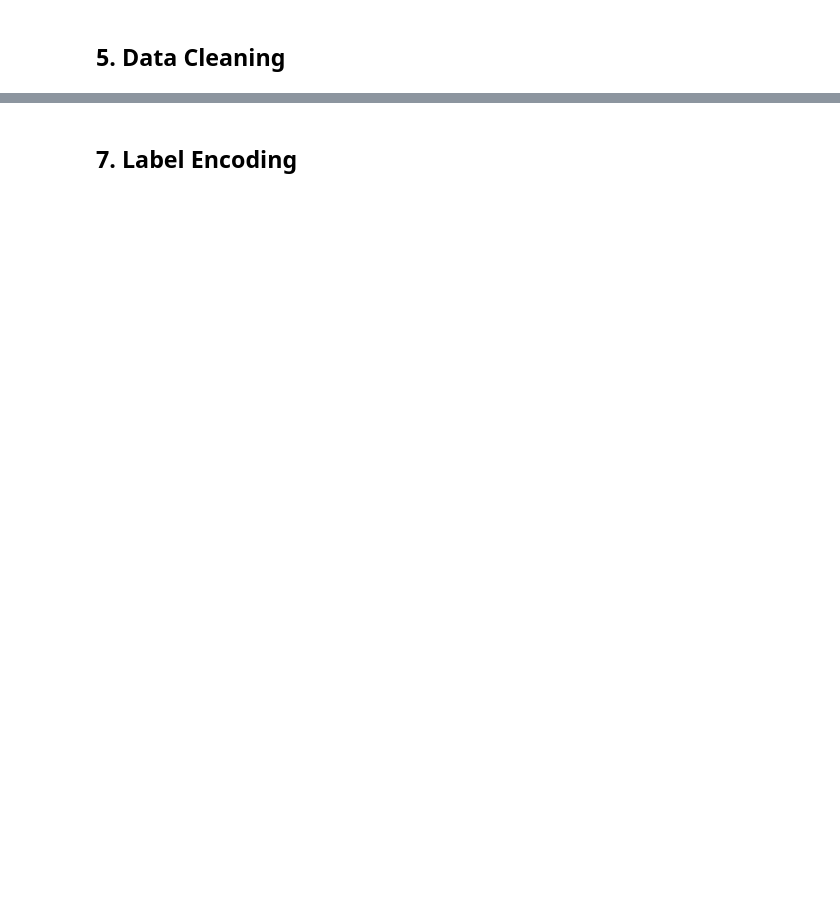
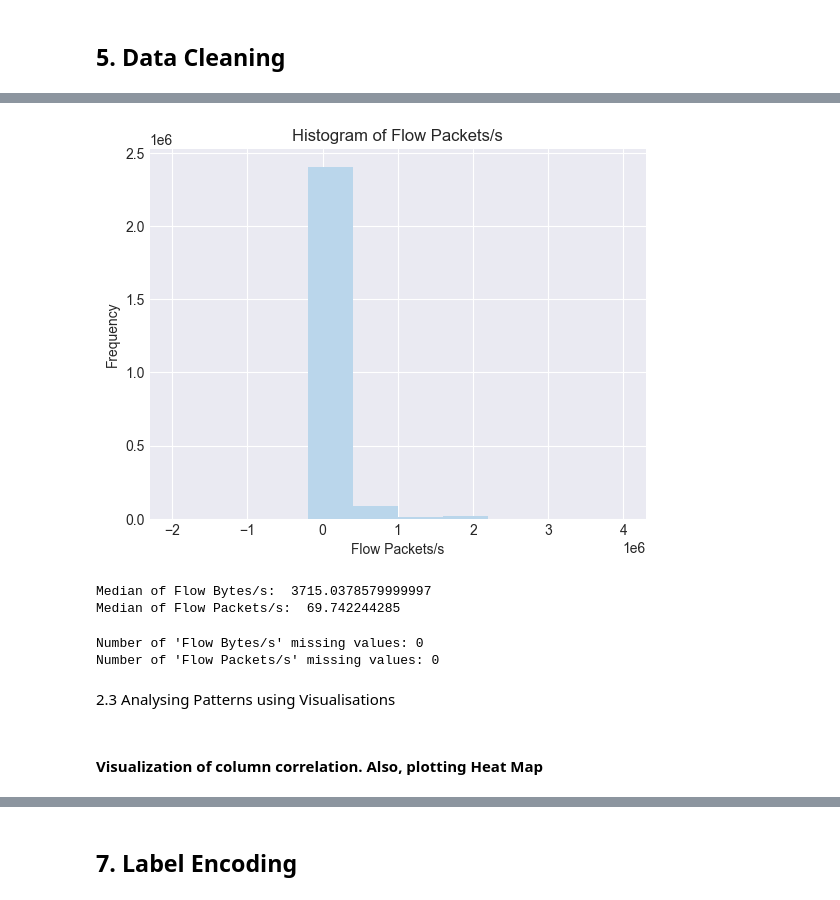
Before and after one commit to ghadamhadhbi/intrusion-detection-system, a Jupyter notebook: notebooks/02_data_preprocessing.ipynb, the cells around one changed output, grey strips where cells are left out. Saved outputs shown, nothing was run; the diff lists cells and outputs as text; code cells hidden in the pictures; blank space fills up the shorter version.

```diff
--- a/notebooks/02_data_preprocessing.ipynb
+++ b/notebooks/02_data_preprocessing.ipynb
@@ -172,0 +343,17 @@ plt.show()
+# %%
+plt.hist(data['Flow Packets/s'], color = colors[1])
+plt.title('Histogram of Flow Packets/s')
+plt.xlabel('Flow Packets/s')
+plt.ylabel('Frequency')
+plt.show()
+# %% [output]
+[figure, added]
+# %%
+med_flow_bytes = data['Flow Bytes/s'].median()
+med_flow_packets = data['Flow Packets/s'].median()
+
+print('Median of Flow Bytes/s: ', med_flow_bytes)
+print('Median of Flow Packets/s: ', med_flow_packets)
+# %% [output]
+Median of Flow Bytes/s:  3715.0378579999997
+Median of Flow Packets/s:  69.742244285
@@ -172,0 +364,10 @@ plt.show()
+# %%
+print('Number of \'Flow Bytes/s\' missing values:', data['Flow Bytes/s'].isna().sum())
+print('Number of \'Flow Packets/s\' missing values:', data['Flow Packets/s'].isna().sum())
+# %% [output]
+Number of 'Flow Bytes/s' missing values: 0
+Number of 'Flow Packets/s' missing values: 0
+# %% [markdown]
+2.3 Analysing Patterns using Visualisations
+# %% [markdown]
+#### Visualization of column correlation. Also, plotting Heat Map
```
Also changed, not shown: parts of 54 cells of this notebook, 2 other files.
